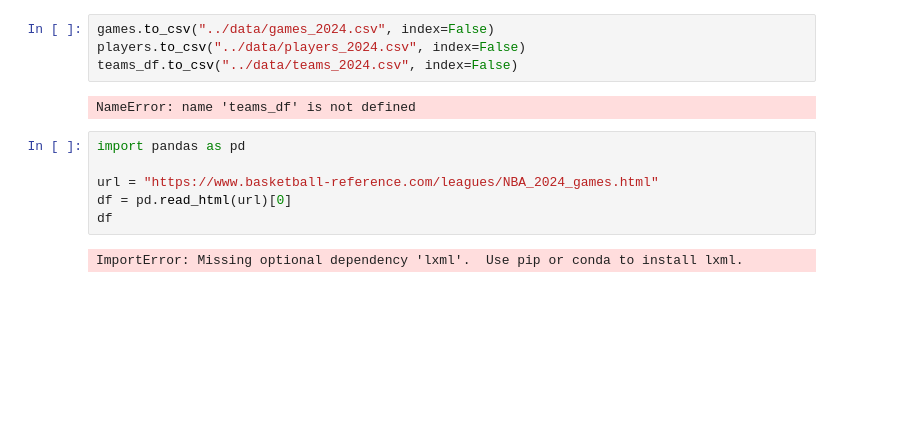
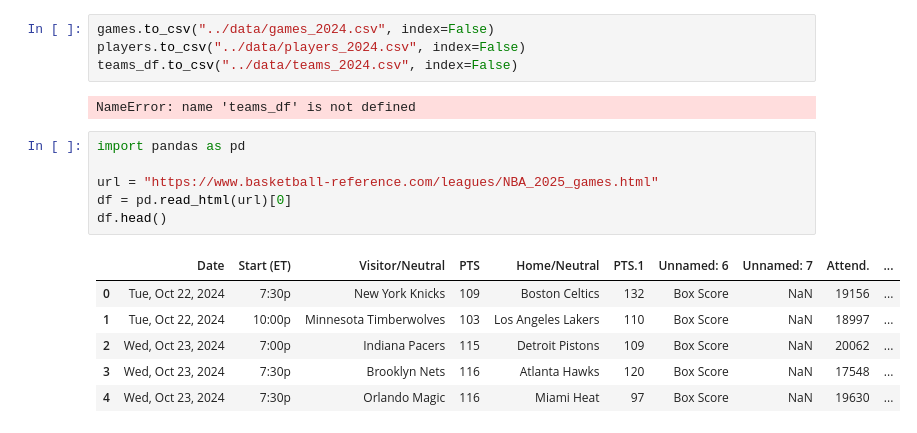
Before and after one commit to Rukawuba/basketball-ds, a Jupyter notebook: notebooks/fetch_nba_data.ipynb, the cells around one changed output. Drawn from its saved outputs; the diff is of its cells as text; blank space fills up the shorter version.

```diff
--- a/notebooks/fetch_nba_data.ipynb
+++ b/notebooks/fetch_nba_data.ipynb
@@ -153,11 +153,16 @@ players.to_csv("../data/players_2024.csv", index=False)
 teams_df.to_csv("../data/teams_2024.csv", index=False)
 # %% [output]
 NameError: name 'teams_df' is not defined
-# %%
-import pandas as pd
-
-url = "https://www.basketball-reference.com/leagues/NBA_2024_games.html"
-df = pd.read_html(url)[0]
-df
-# %% [output]
-ImportError: Missing optional dependency 'lxml'.  Use pip or conda to install lxml.
+# %%
+import pandas as pd
+
+url = "https://www.basketball-reference.com/leagues/NBA_2025_games.html"
+df = pd.read_html(url)[0]
+df.head()
+# %% [output]
+|  | Date | Start (ET) | Visitor/Neutral | PTS | Home/Neutral | PTS.1 | Unnamed: 6 | Unnamed: 7 | Attend. | ... |
+| 0 | Tue, Oct 22, 2024 | 7:30p | New York Knicks | 109 | Boston Celtics | 132 | Box Score | NaN | 19156 | ... |
+| 1 | Tue, Oct 22, 2024 | 10:00p | Minnesota Timberwolves | 103 | Los Angeles Lakers | 110 | Box Score | NaN | 18997 | ... |
+| 2 | Wed, Oct 23, 2024 | 7:00p | Indiana Pacers | 115 | Detroit Pistons | 109 | Box Score | NaN | 20062 | ... |
+| 3 | Wed, Oct 23, 2024 | 7:30p | Brooklyn Nets | 116 | Atlanta Hawks | 120 | Box Score | NaN | 17548 | ... |
+| 4 | Wed, Oct 23, 2024 | 7:30p | Orlando Magic | 116 | Miami Heat | 97 | Box Score | NaN | 19630 | ... |
```
Also changed, not shown: 7 other files.
